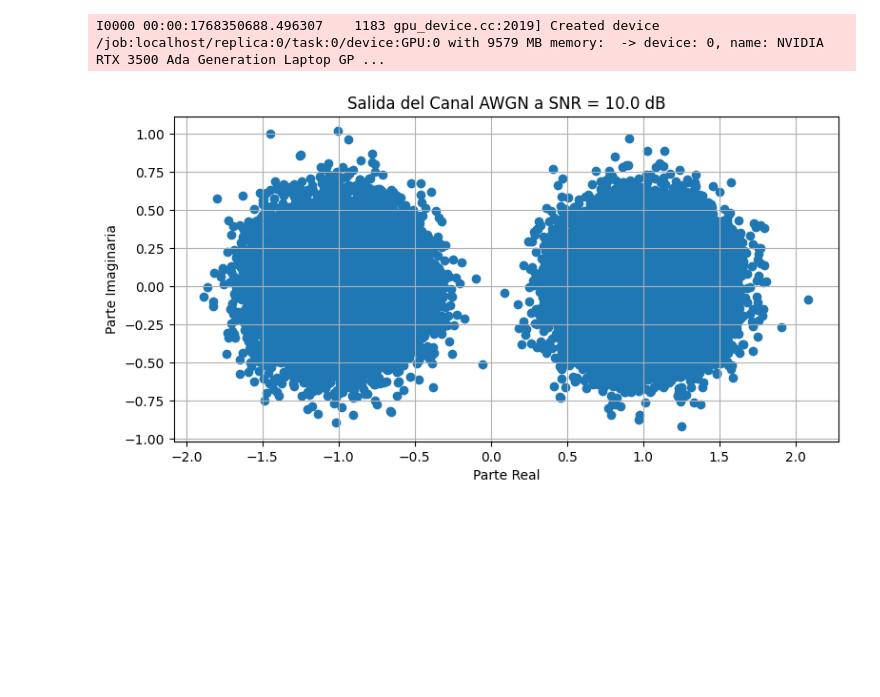
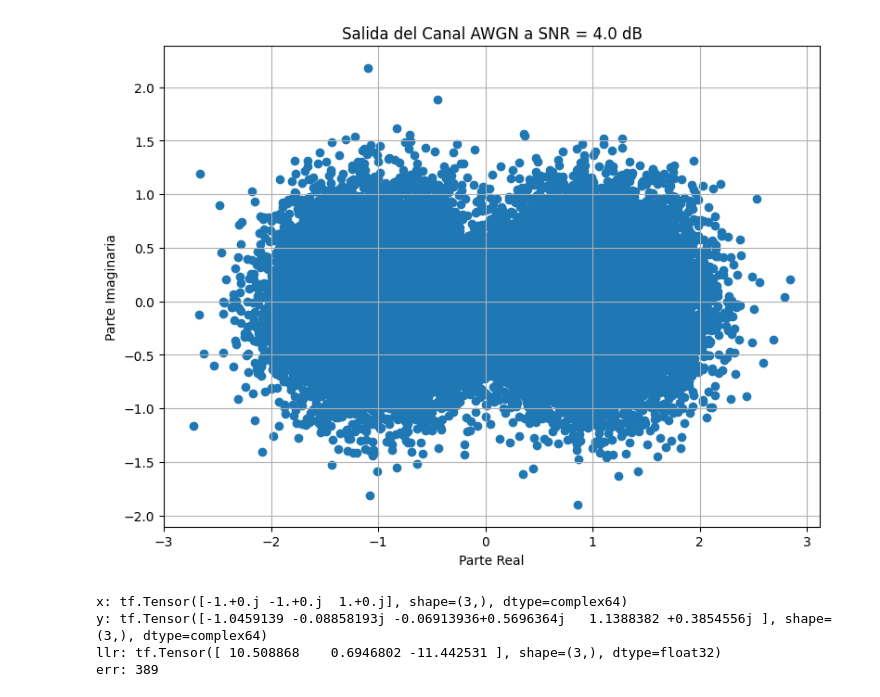
Before and after one commit to niniogolem/tf, a Jupyter notebook: AWGN_test.ipynb, the cells around one changed output. Drawn from its saved outputs; the diff is of its cells as text; code cells hidden in the pictures; blank space fills up the shorter version.

```diff
--- a/AWGN_test.ipynb
+++ b/AWGN_test.ipynb
@@ -79,18 +70,16 @@ W0000 00:00:1768350682.371584    1183 computation_placer.cc:177] computation pla
 # %%
 # Parametros generales
 
-sionna.phy.config.seed = 2000 # semilla para reproducibilidad
+sionna.phy.config.seed = 0 # semilla para reproducibilidad
 N = 128 # longitud del código
 K = 64 # número de bits de información (antes de CRC)
 bitsxsimb = 1 # bits por símbolo (BPSK)
-list_scl = 4 # tamaño de lista para SCL
+list_scl = 8 # tamaño de lista para SCL
 
 # Parametros de ploteo
 EBNO_DB_MIN = 0 # Eb/N0 mínimo en dB para ploteo
-EBNO_DB_MAX = 15 # Eb/N0 máximo en dB para ploteo
+EBNO_DB_MAX = 25 # Eb/N0 máximo en dB para ploteo
 LOTE = 500 # tamaño de lote para ploteo
-# %% [output]
-I0000 00:00:1768350688.496307    1183 gpu_device.cc:2019] Created device /job:localhost/replica:0/task:0/device:GPU:0 with 9579 MB memory:  -> device: 0, name: NVIDIA RTX 3500 Ada Generation Laptop GP ...
 # %%
 # Canal AWGN
 def canalAWGN(ebno_db, bitsxsimb, coderate, x):
@@ -98,41 +87,53 @@ def canalAWGN(ebno_db, bitsxsimb, coderate, x):
     awgn_real = sionna.phy.config.tf_rng.normal(tf.shape(x), mean=0.0 ,stddev=tf.sqrt(no/2.0))
     awgn_imag = sionna.phy.config.tf_rng.normal(tf.shape(x), mean=0.0 ,stddev=tf.sqrt(no/2.0))
     awgn = tf.complex(awgn_real, awgn_imag)
-    h = 1.0
-    y = h*x + awgn
-    return no, h, y
+    y = x + awgn
+    return no, y
 # %%
 # Prueba el correcto funcionamiento del sistema con canal AWGN
 
-snr_prueba = 10.0 # SNR de prueba en dB
+snr_prueba = 4.0 # SNR de prueba en dB
 datos = sionna.phy.mapping.BinarySource()
 constelacion = sionna.phy.mapping.Constellation("pam", bitsxsimb) # para mas bitsxsimb usar "qam"
 mapeador = sionna.phy.mapping.Mapper(constellation=constelacion)
 demapeador_llr = sionna.phy.mapping.Demapper("app", constellation=constelacion)
 demapeador_hard = sionna.phy.mapping.Demapper("app", constellation=constelacion, hard_out=True)
-b = datos([LOTE, N])
+b = datos([LOTE, K])
 x = mapeador(b)
 
 # Canal AWGN
-no, h, y = canalAWGN(snr_prueba, bitsxsimb, coderate=1.0, x=x)
+no, y = canalAWGN(snr_prueba, bitsxsimb, coderate=1.0, x=x)
 
 # Demapeo LLR
 llr = demapeador_llr(y, no)
 b_hat = demapeador_hard(y, no)
 
 # Grafico de constelacion
 plt.figure(figsize=(8,8))
 plt.axes().set_aspect(1)
 plt.grid(True)
 plt.title('Salida del Canal AWGN a SNR = {} dB'.format(snr_prueba))
 plt.xlabel('Parte Real')
 plt.ylabel('Parte Imaginaria')
 plt.scatter(tf.math.real(y), tf.math.imag(y))
 plt.tight_layout()
 
 # Verificar dimensiones y valores de las variables luego de la ejecucion
 # %% [output]
-[figure, old version]
+[figure, new version]
+# %%
+# Prueba de variables
+
+print("x:", x[0, :3])
+print("y:", y[0, :3])
+print("llr:", llr[0, :3])
+err = tf.math.count_nonzero(tf.not_equal(b, b_hat), dtype=tf.int32)
+print("err:", int(err.numpy()))
+# %% [output]
+x: tf.Tensor([-1.+0.j -1.+0.j  1.+0.j], shape=(3,), dtype=complex64)
+y: tf.Tensor([-1.0459139 -0.08858193j -0.06913936+0.5696364j   1.1388382 +0.3854556j ], shape=(3,), dtype=complex64)
+llr: tf.Tensor([ 10.508868    0.6946802 -11.442531 ], shape=(3,), dtype=float32)
+err: 389
 # %%
 # Define la clase del sistema sin código de canal
 
```
Also changed, not shown: parts of 6 cells of this notebook, 6 other files.
